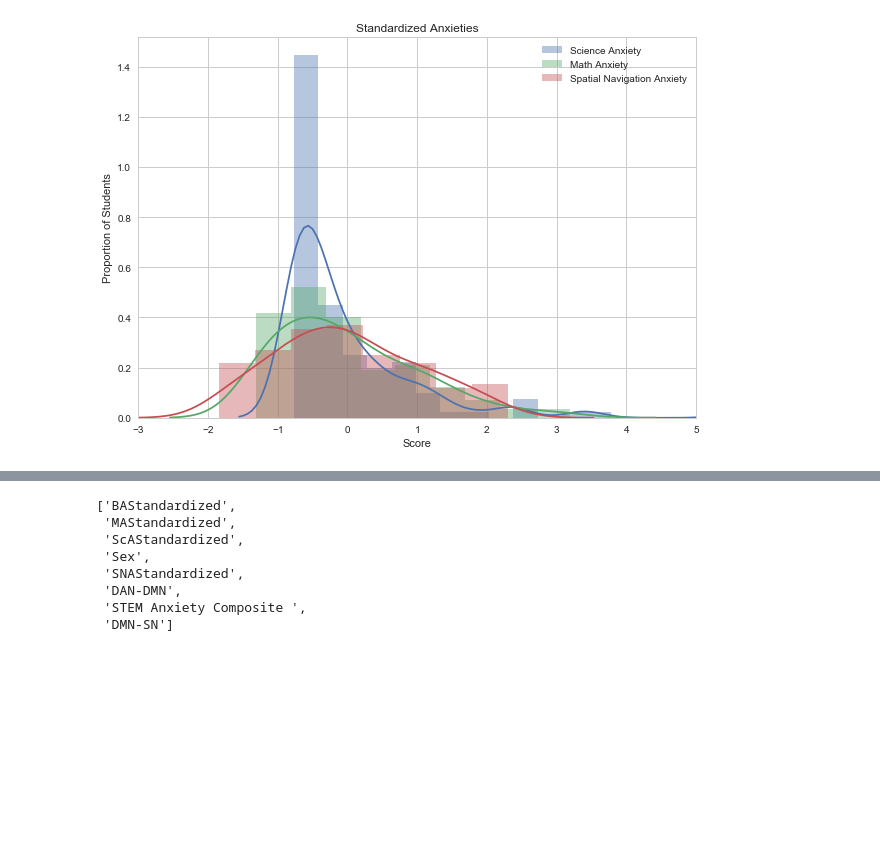
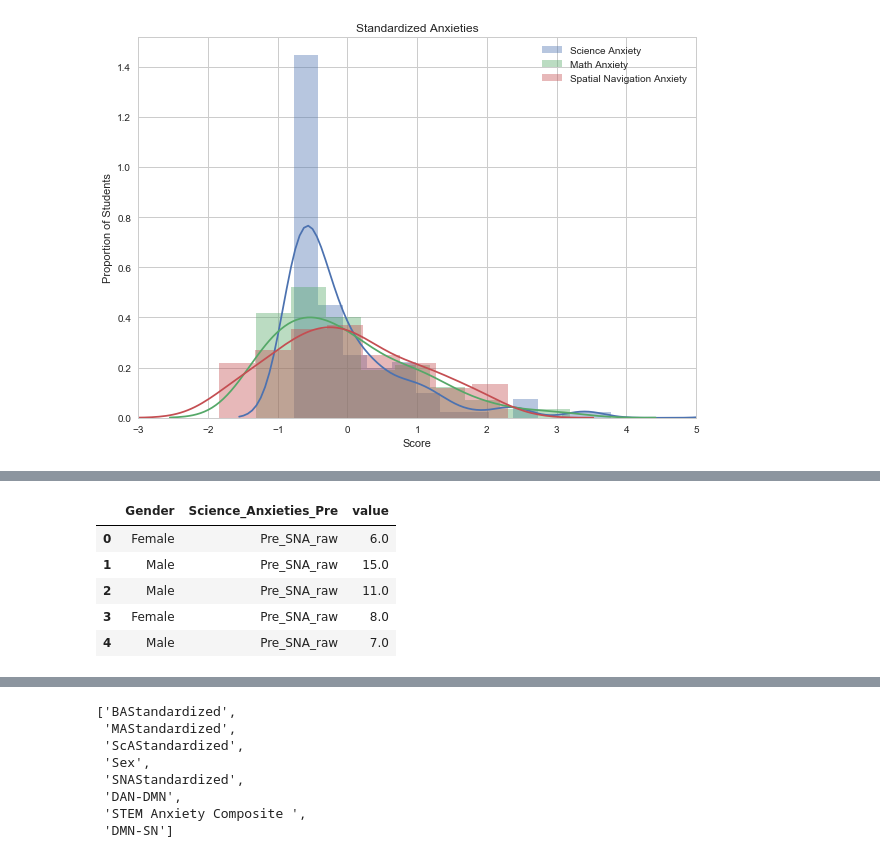
Before and after one commit to 62442katieb/indiv-diff-rs-anxiety, a Jupyter notebook: descriptives.ipynb, the cells around one changed output, grey strips where cells are left out. Cells and saved outputs as stored; diff of their text form; code cells hidden in the pictures; blank space fills up the shorter version.

```diff
--- a/descriptives.ipynb
+++ b/descriptives.ipynb
@@ -139,0 +104,11 @@ ax.legend(['Science Anxiety', 'Math Anxiety', 'Spatial Navigation Anxiety', 'Bec
+# %%
+crayons = sns.crayon_palette(['Fuchsia', 'Fern'])
+dark_crayons = sns.crayon_palette(['Royal Purple', 'Tropical Rain Forest'])
+df_anx_pre_gender.head()
+# %% [output]
+|  | Gender | Science_Anxieties_Pre | value |
+| 0 | Female | Pre_SNA_raw | 6.0 |
+| 1 | Male | Pre_SNA_raw | 15.0 |
+| 2 | Male | Pre_SNA_raw | 11.0 |
+| 3 | Female | Pre_SNA_raw | 8.0 |
+| 4 | Male | Pre_SNA_raw | 7.0 |
```
Also changed, not shown: parts of 24 cells of this notebook, 6 other files.
